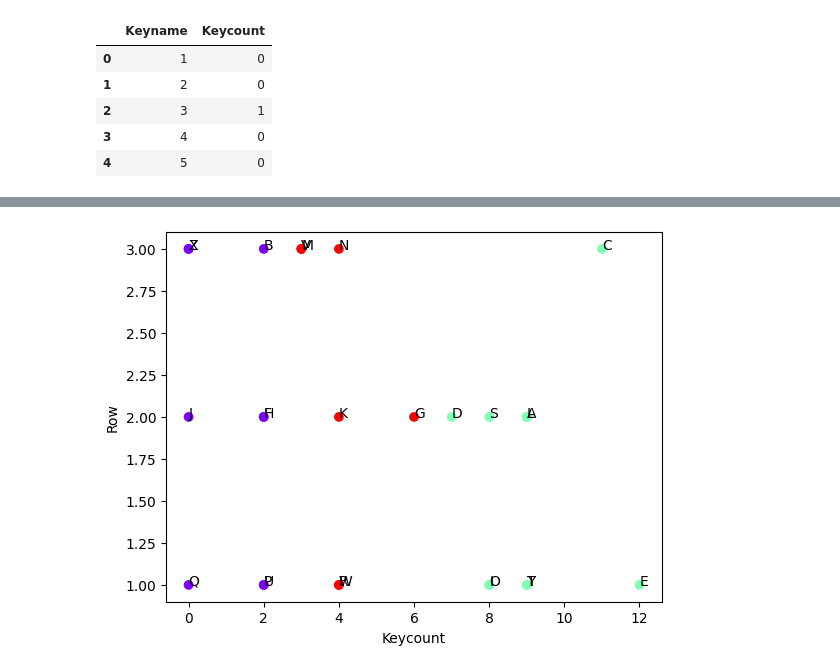
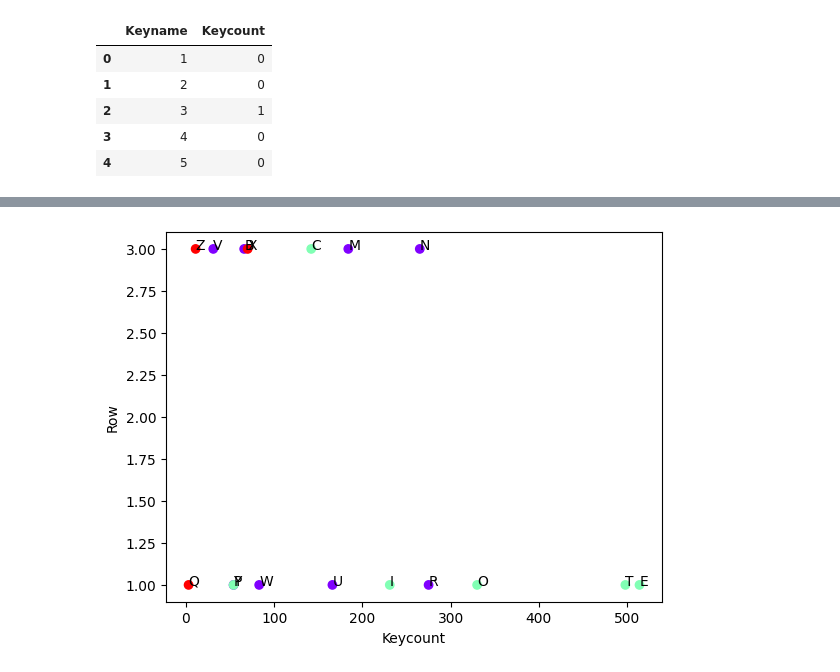
Before and after one commit to hakancangunerli/keyboard-heatmap-analysis, a Jupyter notebook: analysis.ipynb, the cells around one changed output, grey strips where cells are left out. Cells and saved outputs as stored; diff of their text form; code cells hidden in the pictures.

```diff
--- a/analysis.ipynb
+++ b/analysis.ipynb
@@ -20,4 +30,5 @@ df.head()
 # %%
 # we don't need the keycode
-df = df.drop('Keycode', axis=1)
+df_mac = df_mac.drop('Keycode', axis=1)
+df_windows = df_windows.drop('Keycode', axis=1)
 # %%
@@ -59,0 +76,25 @@ kmeans = KMeans(n_clusters=3, random_state=0).fit(df[['Keycount', 'Row']])
+# %%
+#if the row is none, drop it
+df_mac = df_mac.dropna()
+df_windows = df_windows.dropna()
+# %%
+# export to csv to see
+#do kmeans on keycount and row
+kmeans_mac = KMeans(n_clusters=3, random_state=0).fit(df_mac[['Keycount', 'Row']])
+
+# plot the cluster
+plt.scatter(df_mac['Keycount'], df_mac['Row'], c=kmeans.labels_, cmap='rainbow')
+plt.xlabel('Keycount')
+plt.ylabel('Row')
+# write the file to output.png
+
+df_mac.head()
+# reassign the indexes
+df_mac = df_mac.reset_index(drop=True)
+
+# add the keyname to the annotation
+for i in range(len(df_mac)):
+   plt.annotate(df_mac['Keyname'][i], (df_mac['Keycount'][i] , df_mac['Row'][i] ) )
+
+# readjust the axis
+plt.savefig('output.png')
@@ -60,19 +103,22 @@ kmeans = KMeans(n_clusters=3, random_state=0).fit(df[['Keycount', 'Row']])
 # %%
-# plot the cluster
-plt.scatter(df['Keycount'], df['Row'], c=kmeans.labels_, cmap='rainbow')
+kmeans_windows = KMeans(n_clusters=3, random_state=0).fit(df_windows[['Keycount', 'Row']])
+
+plt.scatter(df_windows['Keycount'], df_windows['Row'],
+            c=kmeans.labels_, cmap='rainbow')
 plt.xlabel('Keycount')
 plt.ylabel('Row')
 # write the file to output.png
 
-df.head()
+df_windows.head()
 # reassign the indexes
-df = df.reset_index(drop=True)
+df_windows = df_windows.reset_index(drop=True)
 
 # add the keyname to the annotation
-for i in range(len(df)):
-   plt.annotate(df['Keyname'][i], (df['Keycount'][i] , df['Row'][i] ) )
+for i in range(len(df_windows)):
+   plt.annotate(df_windows['Keyname'][i],
+                (df_windows['Keycount'][i], df_windows['Row'][i]))
 
 # readjust the axis
-plt.savefig('output.png')
+plt.savefig('output_windows.png')
 # %% [output]
-[figure, old version]
+[figure, new version]
```
Also changed, not shown: parts of 10 cells of this notebook, 3 other files.
